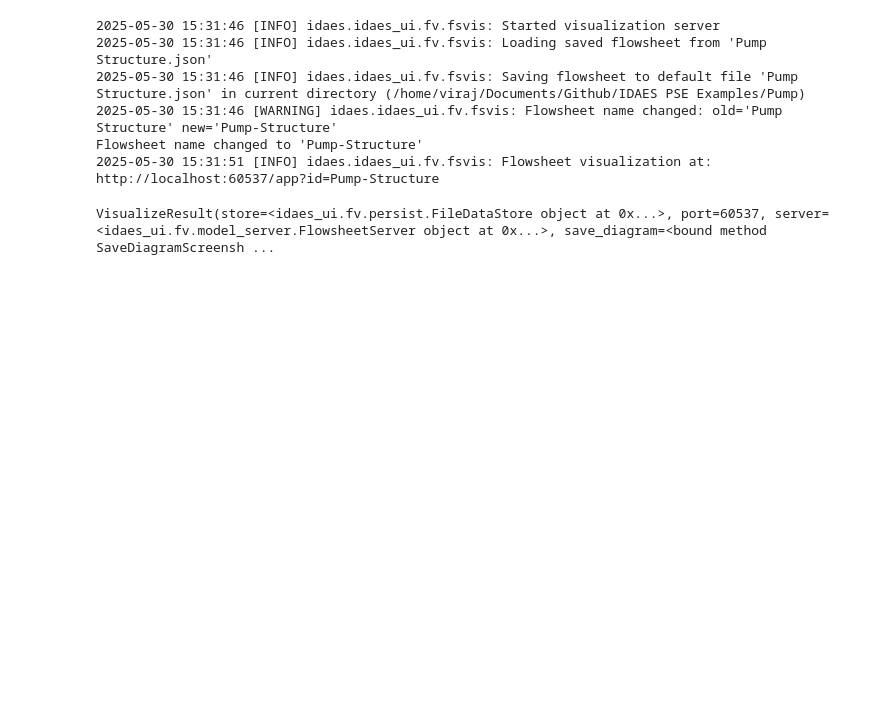
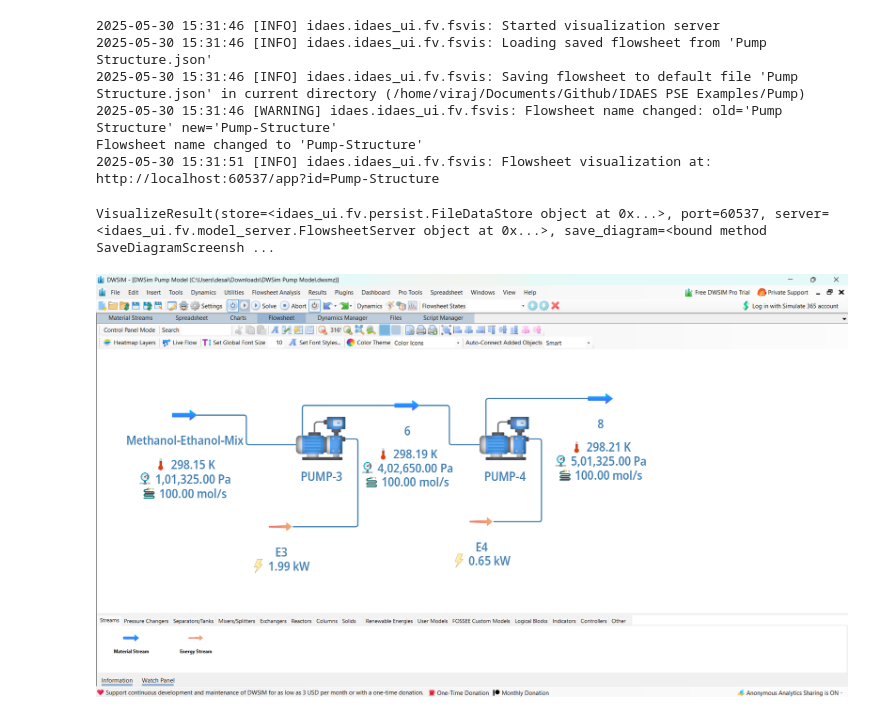
Before and after one commit to virajdesai0309/IDAES-PSE-Examples, a Jupyter notebook: Pump/pump_flowsheet_visualizer.ipynb, the cells around one changed output. Drawn from its saved outputs; the diff is of its cells as text; code cells hidden in the pictures; blank space fills up the shorter version.

```diff
--- a/Pump/pump_flowsheet_visualizer.ipynb
+++ b/Pump/pump_flowsheet_visualizer.ipynb
@@ -50,3 +50,8 @@ m.fs.visualize("Pump Structure")
 Flowsheet name changed to 'Pump-Structure'
 2025-05-30 15:31:51 [INFO] idaes.idaes_ui.fv.fsvis: Flowsheet visualization at: http://localhost:60537/app?id=Pump-Structure
 VisualizeResult(store=<idaes_ui.fv.persist.FileDataStore object at 0x...>, port=60537, server=<idaes_ui.fv.model_server.FlowsheetServer object at 0x...>, save_diagram=<bound method SaveDiagramScreensh ...
+# %%
+from IPython.display import Image
+Image(filename='/home/viraj/Documents/Github/IDAES PSE Examples/Pump/DWSim Pump Model.png')
+# %% [output]
+[figure, added]
```
Also changed, not shown: parts of 2 cells of this notebook.
